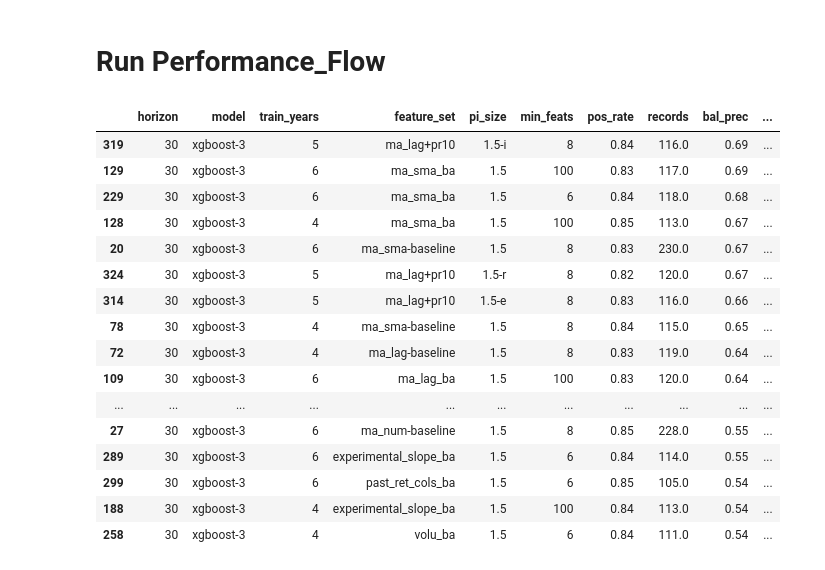
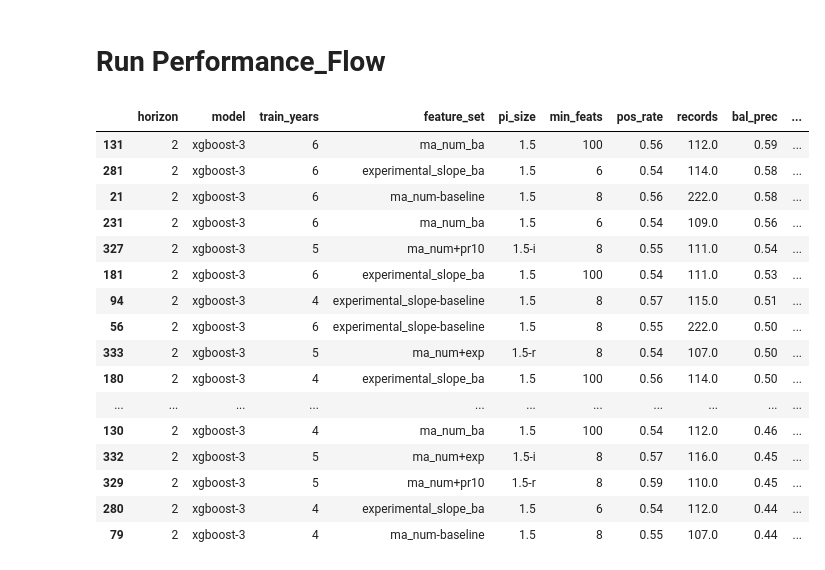
Before and after one commit to bchase17/Stocks, a Jupyter notebook: train_flow.ipynb, the cells around one changed output. Drawn from its saved outputs; the diff is of its cells as text; code cells hidden in the pictures.

```diff
--- a/train_flow.ipynb
+++ b/train_flow.ipynb
@@ -138,22 +204,25 @@ return_cols, perf_df = performance_flow.import_data(results_file_name, df_daily)
 composite_score = performance_flow.run_performance(perf_df, min_th, cov_th)
 bucket_df = performance_flow.bucket_scores(df_daily, perf_df, returns, min_th)
 # %%
-composite_score[composite_score["horizon"] == 30]
+composite_score[
+    (composite_score["horizon"] == 2) &
+    (composite_score["feature_set"].str.contains("num|exp", regex=True))
+].head(10)
 # %% [output]
 |  | horizon | model | train_years | feature_set | pi_size | min_feats | pos_rate | records | bal_prec | ... |
-| 319 | 30 | xgboost-3 | 5 | ma_lag+pr10 | 1.5-i | 8 | 0.84 | 116.0 | 0.69 | ... |
-| 129 | 30 | xgboost-3 | 6 | ma_sma_ba | 1.5 | 100 | 0.83 | 117.0 | 0.69 | ... |
-| 229 | 30 | xgboost-3 | 6 | ma_sma_ba | 1.5 | 6 | 0.84 | 118.0 | 0.68 | ... |
-| 128 | 30 | xgboost-3 | 4 | ma_sma_ba | 1.5 | 100 | 0.85 | 113.0 | 0.67 | ... |
-| 20 | 30 | xgboost-3 | 6 | ma_sma-baseline | 1.5 | 8 | 0.83 | 230.0 | 0.67 | ... |
-| 324 | 30 | xgboost-3 | 5 | ma_lag+pr10 | 1.5-r | 8 | 0.82 | 120.0 | 0.67 | ... |
-| 314 | 30 | xgboost-3 | 5 | ma_lag+pr10 | 1.5-e | 8 | 0.83 | 116.0 | 0.66 | ... |
-| 78 | 30 | xgboost-3 | 4 | ma_sma-baseline | 1.5 | 8 | 0.84 | 115.0 | 0.65 | ... |
-| 72 | 30 | xgboost-3 | 4 | ma_lag-baseline | 1.5 | 8 | 0.83 | 119.0 | 0.64 | ... |
-| 109 | 30 | xgboost-3 | 6 | ma_lag_ba | 1.5 | 100 | 0.83 | 120.0 | 0.64 | ... |
+| 131 | 2 | xgboost-3 | 6 | ma_num_ba | 1.5 | 100 | 0.56 | 112.0 | 0.59 | ... |
+| 281 | 2 | xgboost-3 | 6 | experimental_slope_ba | 1.5 | 6 | 0.54 | 114.0 | 0.58 | ... |
+| 21 | 2 | xgboost-3 | 6 | ma_num-baseline | 1.5 | 8 | 0.56 | 222.0 | 0.58 | ... |
+| 231 | 2 | xgboost-3 | 6 | ma_num_ba | 1.5 | 6 | 0.54 | 109.0 | 0.56 | ... |
+| 327 | 2 | xgboost-3 | 5 | ma_num+pr10 | 1.5-i | 8 | 0.55 | 111.0 | 0.54 | ... |
+| 181 | 2 | xgboost-3 | 6 | experimental_slope_ba | 1.5 | 100 | 0.54 | 111.0 | 0.53 | ... |
+| 94 | 2 | xgboost-3 | 4 | experimental_slope-baseline | 1.5 | 8 | 0.57 | 115.0 | 0.51 | ... |
+| 56 | 2 | xgboost-3 | 6 | experimental_slope-baseline | 1.5 | 8 | 0.55 | 222.0 | 0.50 | ... |
+| 333 | 2 | xgboost-3 | 5 | ma_num+exp | 1.5-r | 8 | 0.54 | 107.0 | 0.50 | ... |
+| 180 | 2 | xgboost-3 | 4 | experimental_slope_ba | 1.5 | 100 | 0.56 | 114.0 | 0.50 | ... |
 | ... | ... | ... | ... | ... | ... | ... | ... | ... | ... | ... |
-| 27 | 30 | xgboost-3 | 6 | ma_num-baseline | 1.5 | 8 | 0.85 | 228.0 | 0.55 | ... |
-| 289 | 30 | xgboost-3 | 6 | experimental_slope_ba | 1.5 | 6 | 0.84 | 114.0 | 0.55 | ... |
-| 299 | 30 | xgboost-3 | 6 | past_ret_cols_ba | 1.5 | 6 | 0.85 | 105.0 | 0.54 | ... |
-| 188 | 30 | xgboost-3 | 4 | experimental_slope_ba | 1.5 | 100 | 0.84 | 113.0 | 0.54 | ... |
-| 258 | 30 | xgboost-3 | 4 | volu_ba | 1.5 | 6 | 0.84 | 111.0 | 0.54 | ... |
+| 130 | 2 | xgboost-3 | 4 | ma_num_ba | 1.5 | 100 | 0.54 | 112.0 | 0.46 | ... |
+| 332 | 2 | xgboost-3 | 5 | ma_num+exp | 1.5-i | 8 | 0.57 | 116.0 | 0.45 | ... |
+| 329 | 2 | xgboost-3 | 5 | ma_num+pr10 | 1.5-r | 8 | 0.59 | 110.0 | 0.45 | ... |
+| 280 | 2 | xgboost-3 | 4 | experimental_slope_ba | 1.5 | 6 | 0.54 | 112.0 | 0.44 | ... |
+| 79 | 2 | xgboost-3 | 4 | ma_num-baseline | 1.5 | 8 | 0.55 | 107.0 | 0.44 | ... |
```
Also changed, not shown: parts of 4 cells of this notebook, 1 other file.
